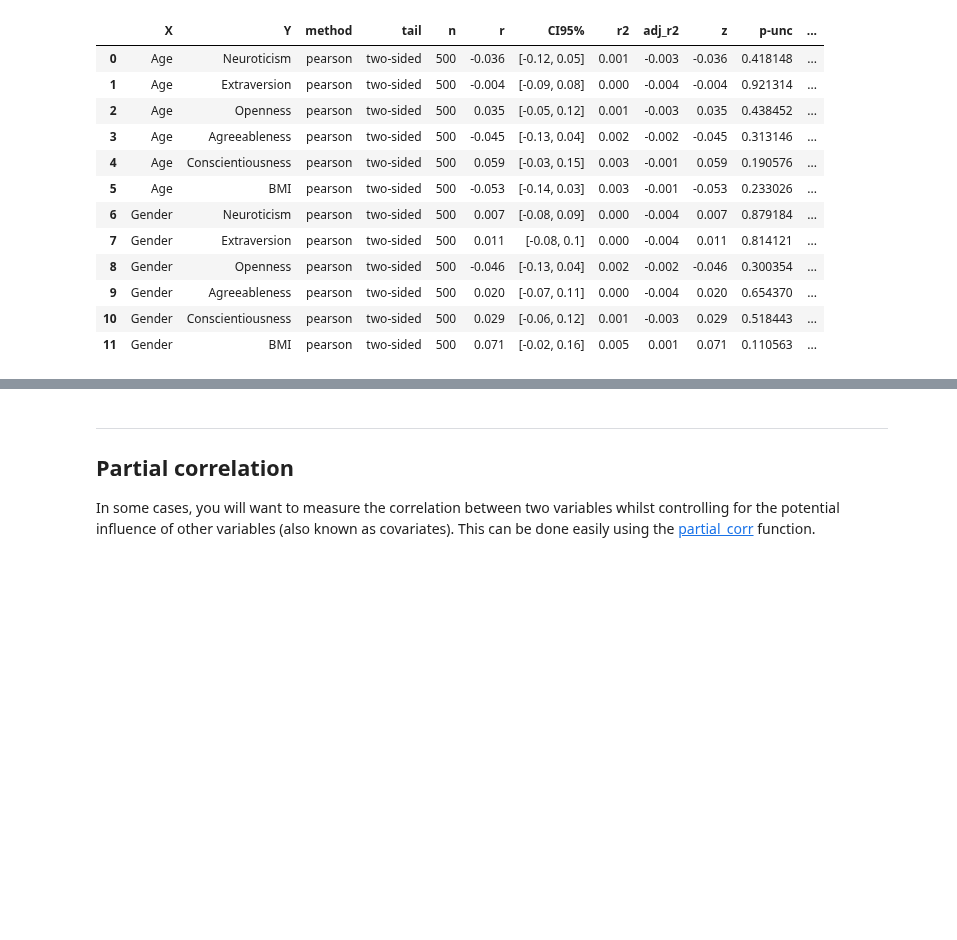
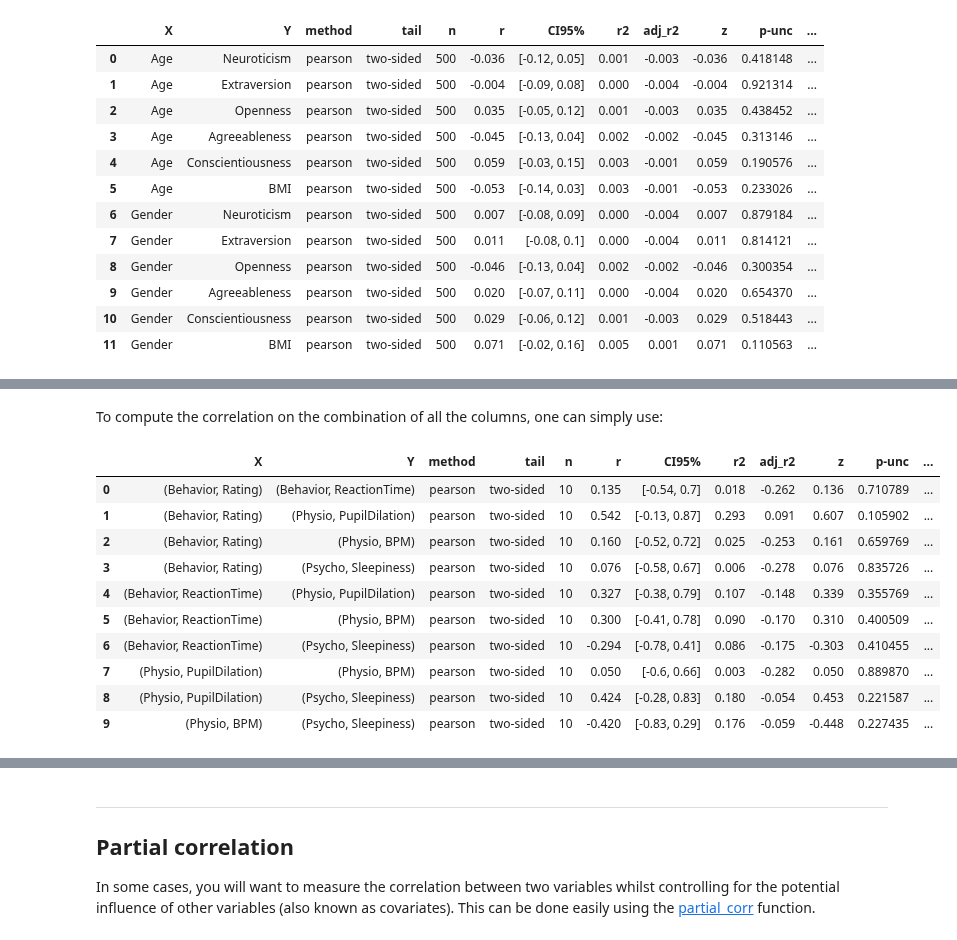
Before and after one commit to raphaelvallat/pingouin, a Jupyter notebook: notebooks/04_Correlations.ipynb, the cells around one changed output, grey strips where cells are left out. Drawn from its saved outputs; the diff is of its cells as text; code cells hidden in the pictures; blank space fills up the shorter version.

Commit message:
Added support for 2D levels in pairwise_corr function

```diff
--- a/notebooks/04_Correlations.ipynb
+++ b/notebooks/04_Correlations.ipynb
@@ -190,0 +197,19 @@ pairwise_corr(df, columns=[subj, None])
+# %%
+from numpy.random import randint as rdint
+np.random.seed(123)
+
+# Create MultiIndex dataframe
+columns = pd.MultiIndex.from_tuples([('Behavior', 'Rating'),
+                                     ('Behavior', 'ReactionTime'),
+                                     ('Physio', 'PupilDilation'),
+                                     ('Physio', 'BPM'),
+                                     ('Psycho', 'Sleepiness')])
+
+data = pd.DataFrame(dict(Rating=rdint(0, 100, size=10),
+                         RT=rdint(200, 500, size=10),
+                         PupilDilation=rdint(-5, 5, size=10),
+                         HR=rdint(45, 90, size=10),
+                         Sleepiness=rdint(1, 7, size=10)))
+
+data.columns = columns
+data
@@ -190,0 +229,16 @@ pairwise_corr(df, columns=[subj, None])
+# %% [markdown]
+To compute the correlation on the combination of all the columns, one can simply use:
+# %%
+pairwise_corr(data)
+# %% [output]
+|  | X | Y | method | tail | n | r | CI95% | r2 | adj_r2 | z | p-unc | ... |
+| 0 | (Behavior, Rating) | (Behavior, ReactionTime) | pearson | two-sided | 10 | 0.135 | [-0.54, 0.7] | 0.018 | -0.262 | 0.136 | 0.710789 | ... |
+| 1 | (Behavior, Rating) | (Physio, PupilDilation) | pearson | two-sided | 10 | 0.542 | [-0.13, 0.87] | 0.293 | 0.091 | 0.607 | 0.105902 | ... |
+| 2 | (Behavior, Rating) | (Physio, BPM) | pearson | two-sided | 10 | 0.160 | [-0.52, 0.72] | 0.025 | -0.253 | 0.161 | 0.659769 | ... |
+| 3 | (Behavior, Rating) | (Psycho, Sleepiness) | pearson | two-sided | 10 | 0.076 | [-0.58, 0.67] | 0.006 | -0.278 | 0.076 | 0.835726 | ... |
+| 4 | (Behavior, ReactionTime) | (Physio, PupilDilation) | pearson | two-sided | 10 | 0.327 | [-0.38, 0.79] | 0.107 | -0.148 | 0.339 | 0.355769 | ... |
+| 5 | (Behavior, ReactionTime) | (Physio, BPM) | pearson | two-sided | 10 | 0.300 | [-0.41, 0.78] | 0.090 | -0.170 | 0.310 | 0.400509 | ... |
+| 6 | (Behavior, ReactionTime) | (Psycho, Sleepiness) | pearson | two-sided | 10 | -0.294 | [-0.78, 0.41] | 0.086 | -0.175 | -0.303 | 0.410455 | ... |
+| 7 | (Physio, PupilDilation) | (Physio, BPM) | pearson | two-sided | 10 | 0.050 | [-0.6, 0.66] | 0.003 | -0.282 | 0.050 | 0.889870 | ... |
+| 8 | (Physio, PupilDilation) | (Psycho, Sleepiness) | pearson | two-sided | 10 | 0.424 | [-0.28, 0.83] | 0.180 | -0.054 | 0.453 | 0.221587 | ... |
+| 9 | (Physio, BPM) | (Psycho, Sleepiness) | pearson | two-sided | 10 | -0.420 | [-0.83, 0.29] | 0.176 | -0.059 | -0.448 | 0.227435 | ... |
```
Also changed, not shown: parts of 13 cells of this notebook, 3 other files.
